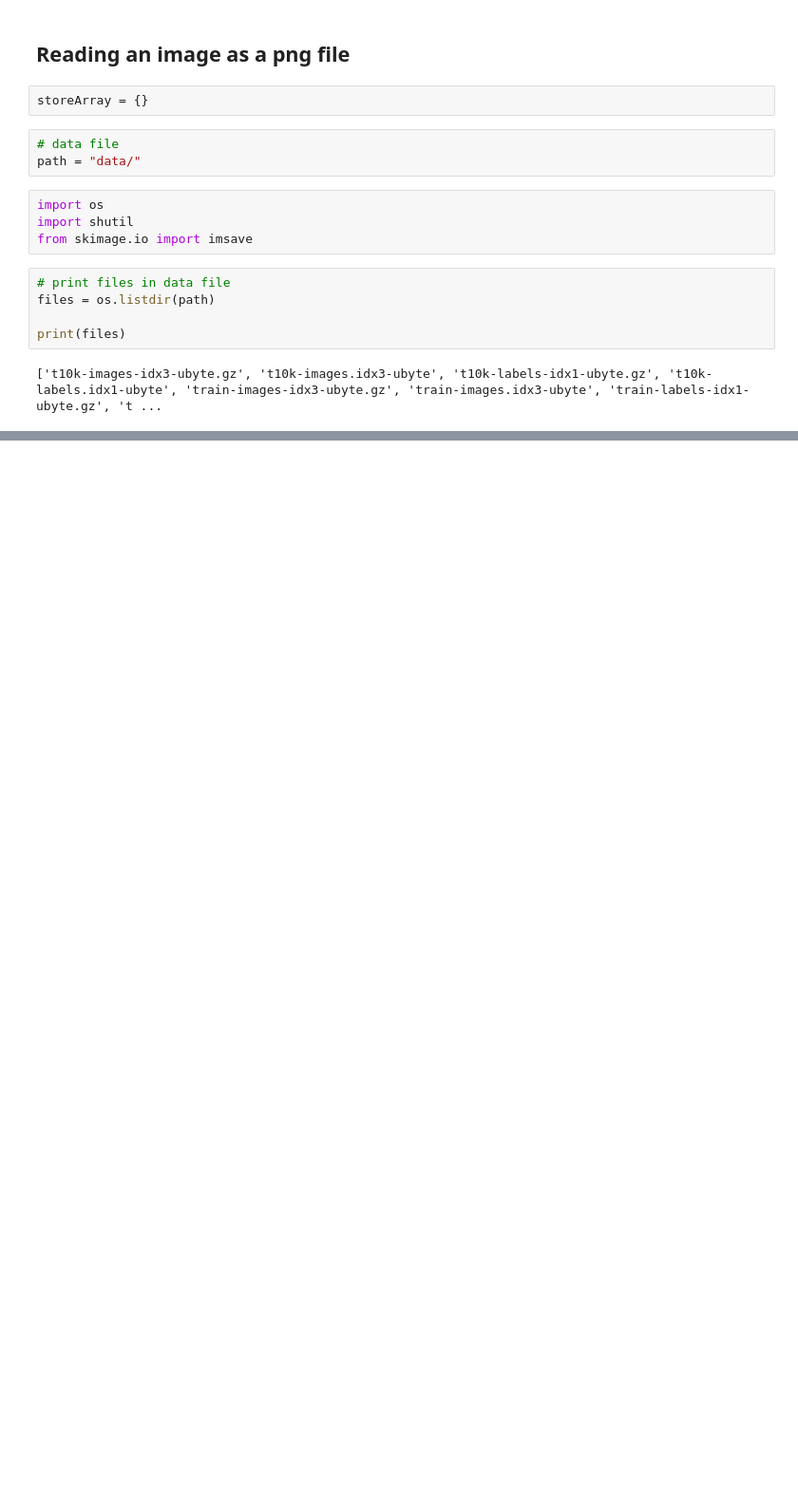
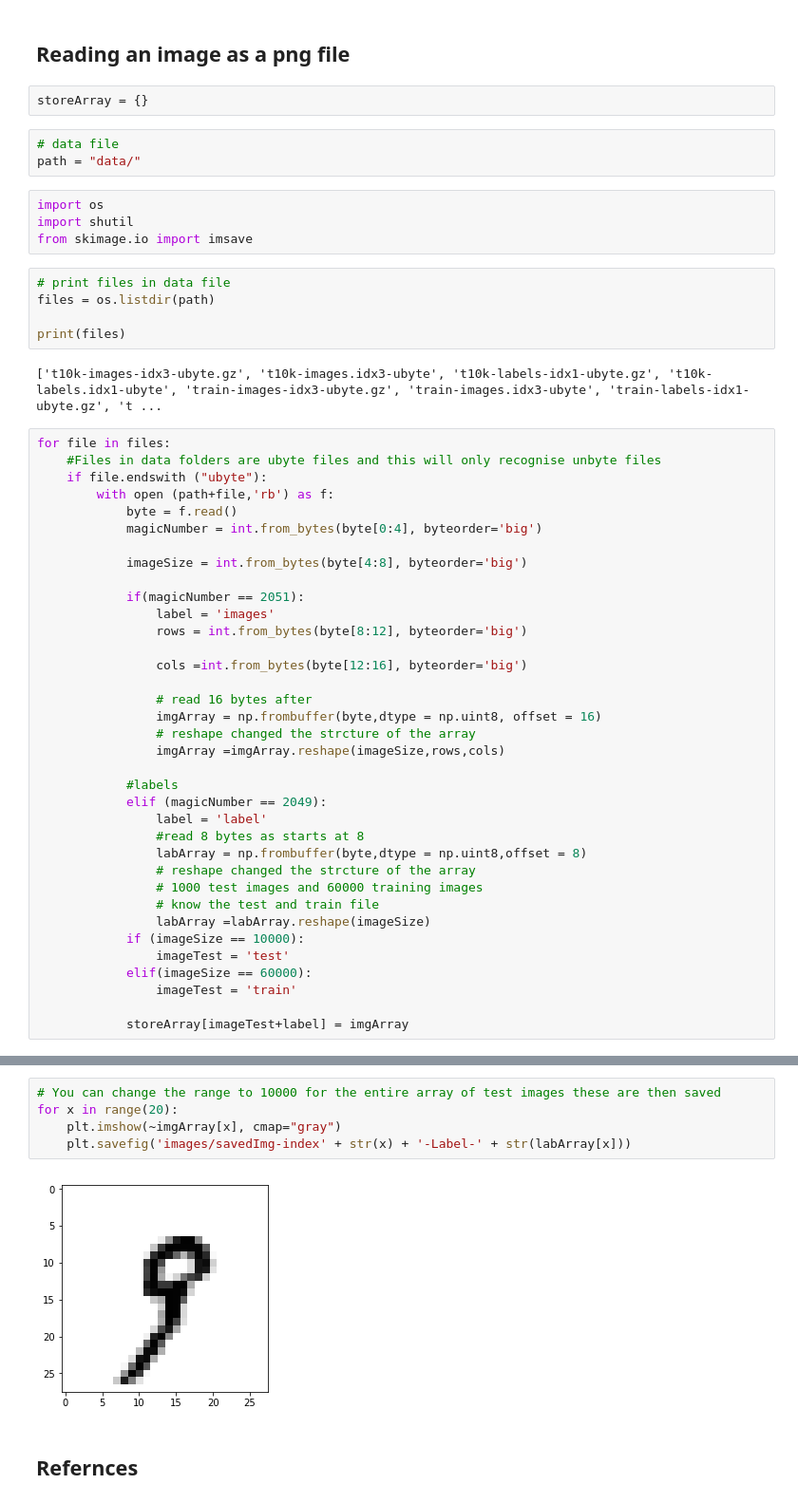
Before and after one commit to abigailCul/EmergingTechnologies, a Jupyter notebook: MNIST.ipynb, the cells around one changed output, grey strips where cells are left out. Shown at 95% size. Cells and saved outputs as stored; diff of their text form; blank space fills up the shorter version.

```diff
--- a/MNIST.ipynb
+++ b/MNIST.ipynb
@@ -128,3 +139,39 @@ files = os.listdir(path)
 print(files)
 # %% [output]
 ['t10k-images-idx3-ubyte.gz', 't10k-images.idx3-ubyte', 't10k-labels-idx1-ubyte.gz', 't10k-labels.idx1-ubyte', 'train-images-idx3-ubyte.gz', 'train-images.idx3-ubyte', 'train-labels-idx1-ubyte.gz', 't ...
+# %%
+for file in files:
+    #Files in data folders are ubyte files and this will only recognise unbyte files
+    if file.endswith ("ubyte"):
+        with open (path+file,'rb') as f:
+            byte = f.read()
+            magicNumber = int.from_bytes(byte[0:4], byteorder='big')
+
+            imageSize = int.from_bytes(byte[4:8], byteorder='big')
+
+            if(magicNumber == 2051):
+                label = 'images'
+                rows = int.from_bytes(byte[8:12], byteorder='big')
+
+                cols =int.from_bytes(byte[12:16], byteorder='big')
+
+                # read 16 bytes after
+                imgArray = np.frombuffer(byte,dtype = np.uint8, offset = 16)
+                # reshape changed the strcture of the array
+                imgArray =imgArray.reshape(imageSize,rows,cols)
+
+            #labels
+            elif (magicNumber == 2049):
+                label = 'label'
+                #read 8 bytes as starts at 8
+                labArray = np.frombuffer(byte,dtype = np.uint8,offset = 8)
+                # reshape changed the strcture of the array
+                # 1000 test images and 60000 training images
+                # know the test and train file
+                labArray =labArray.reshape(imageSize)
+            if (imageSize == 10000):
+                imageTest = 'test'
+            elif(imageSize == 60000):
+                imageTest = 'train'
+
+            storeArray[imageTest+label] = imgArray
@@ -130,0 +206,9 @@ print(files)
+# %%
+# You can change the range to 10000 for the entire array of test images these are then saved
+for x in range(20):
+    plt.imshow(~imgArray[x], cmap="gray")
+    plt.savefig('images/savedImg-index' + str(x) + '-Label-' + str(labArray[x]))
+# %% [output]
+[figure, added]
+# %% [markdown]
+## Refernces
```
Also changed, not shown: parts of 6 cells of this notebook, 21 other files.
